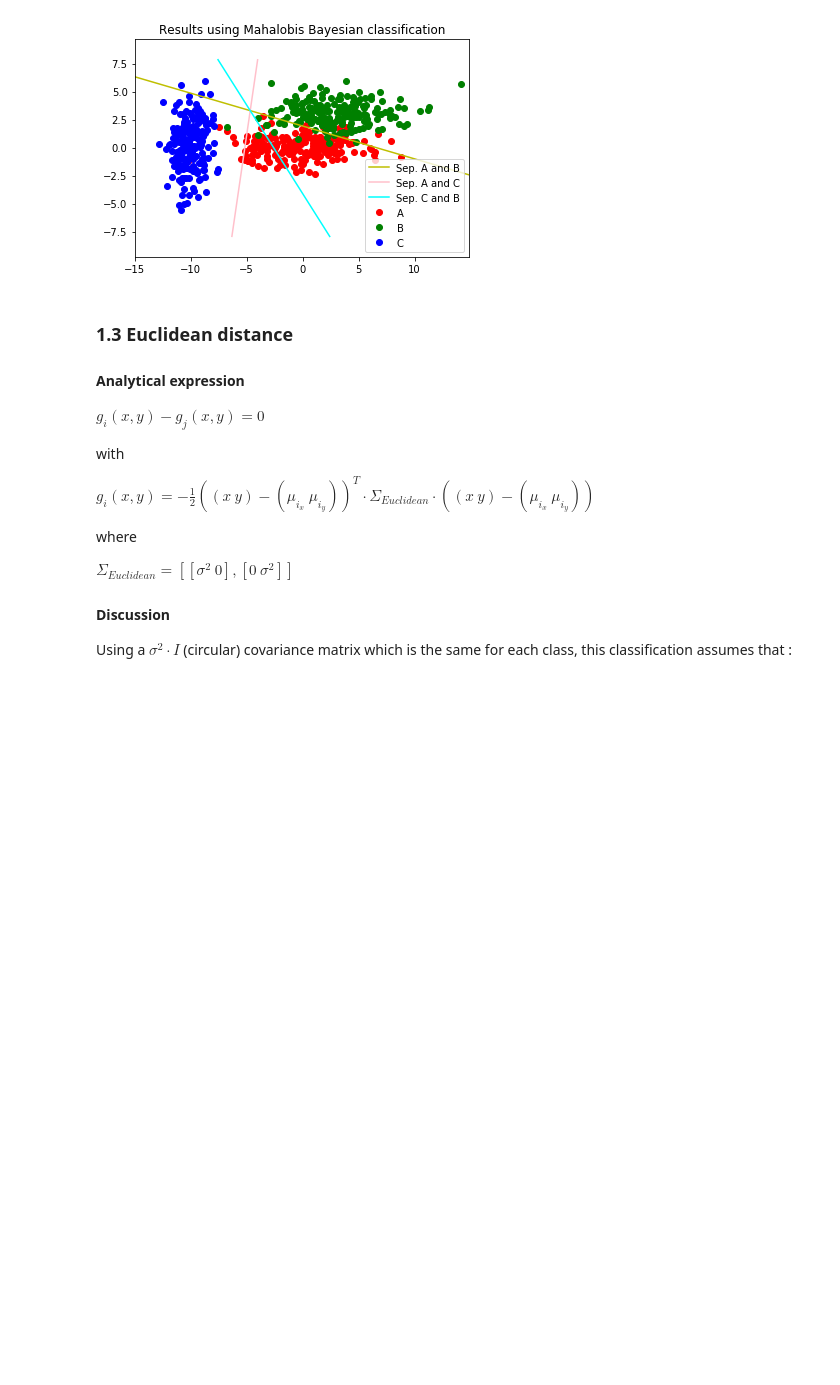
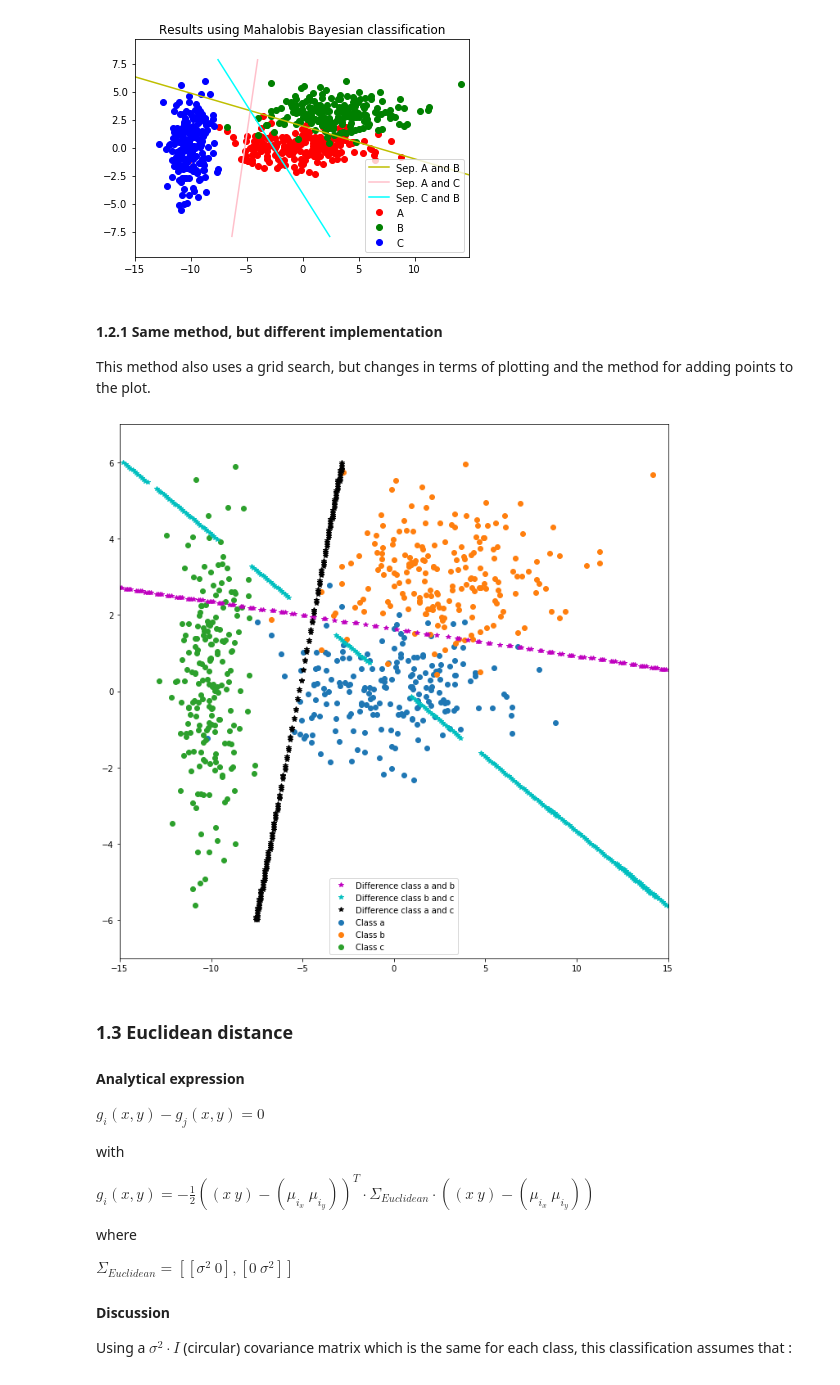
Before and after one commit to meierkilian/iapr2020_gkj, a Jupyter notebook: labs/lab_03_classification.ipynb, the cells around one changed output. Cells and saved outputs as stored; diff of their text form; code cells hidden in the pictures; blank space fills up the shorter version.

```diff
--- a/labs/lab_03_classification.ipynb
+++ b/labs/lab_03_classification.ipynb
@@ -268,6 +268,73 @@ As can be seen in the following figure, despite the additional and restrictive h
 computeSepFunc(a,b,c,method="Mahalobis")
 # %% [output]
 [figure]
+# %% [markdown]
+#### 1.2.1 Same method, but different implementation
+This method also uses a grid search, but changes in terms of plotting and the method for adding points to the plot.
+# %%
+from math import pi
+from numpy.linalg import inv
+from numpy.linalg import norm
+from numpy import sqrt
+from numpy import log
+from numpy import dot
+from numpy import mean
+from numpy import abs
+
+nb_elem = len(a)+len(b)+len(c)
+
+
+fig, ax = plt.subplots(1, 1, figsize=(12, 12))
+#representing the raw data
+plt.scatter(a[:,0], a[:,1], label = 'Class a')
+plt.scatter(b[:,0], b[:,1], label = 'Class b')
+plt.scatter(c[:,0], c[:,1], label = 'Class c')
+
+cov_a = np.cov(a.T)
+cov_b = np.cov(a.T)
+cov_c = np.cov(a.T)
+
+cov_a = cov_b = cov_c = (cov_a+cov_b+cov_c)/3
+
+cov_inv_a=inv(cov_a)
+cov_inv_b=inv(cov_b)
+cov_inv_c=inv(cov_c)
+
+mu_a=mean(a, axis=0)
+mu_b=mean(b, axis=0)
+mu_c=mean(c, axis=0)
+
+def mahalanobis(cov_inv, mu, x):
+    return sqrt(dot((x-mu), dot(cov_inv,(x-mu))))
+
+epsilon=10e-3
+g_ab=[]
+g_bc=[]
+g_ac=[]
+
+for i in np.linspace(-15,15,300):
+    for j in np.linspace(-6,6,300):
+        d_ab=discr(cov_inv_a, mu_a, np.array([i,j]), a)-discr(cov_inv_b,mu_b, np.array([i,j]), b)
+        mah_ab = mahalanobis(cov_inv_a, mu_a, np.array([i,j]))-mahalanobis(cov_inv_b, mu_b, np.array([i,j]))
+        mah_bc = mahalanobis(cov_inv_b, mu_b, np.array([i,j]))-mahalanobis(cov_inv_c, mu_c, np.array([i,j]))
+        mah_ac = mahalanobis(cov_inv_c, mu_c, np.array([i,j]))-mahalanobis(cov_inv_a, mu_a, np.array([i,j]))
+        if abs(mah_ab) < epsilon:
+            g_ab.append([i, j])
+        if abs(mah_bc) < epsilon:
+            g_bc.append([i, j])
+        if abs(mah_ac) < epsilon:
+            g_ac.append([i, j])
+
+ax.plot([p[0] for p in g_ab],[p[1] for p in g_ab] , 'm*', label='Difference class a and b')
+ax.plot([p[0] for p in g_bc],[p[1] for p in g_bc] , 'c*', label='Difference class b and c')
+ax.plot([p[0] for p in g_ac],[p[1] for p in g_ac] , 'k*', label='Difference class a and c')
+
+plt.ylim(-7,7)
+plt.xlim(-15,15)
+ax.legend()
+plt.show()
+# %% [output]
+[figure, added]
 # %% [markdown]
 ### 1.3 Euclidean distance
 
```
